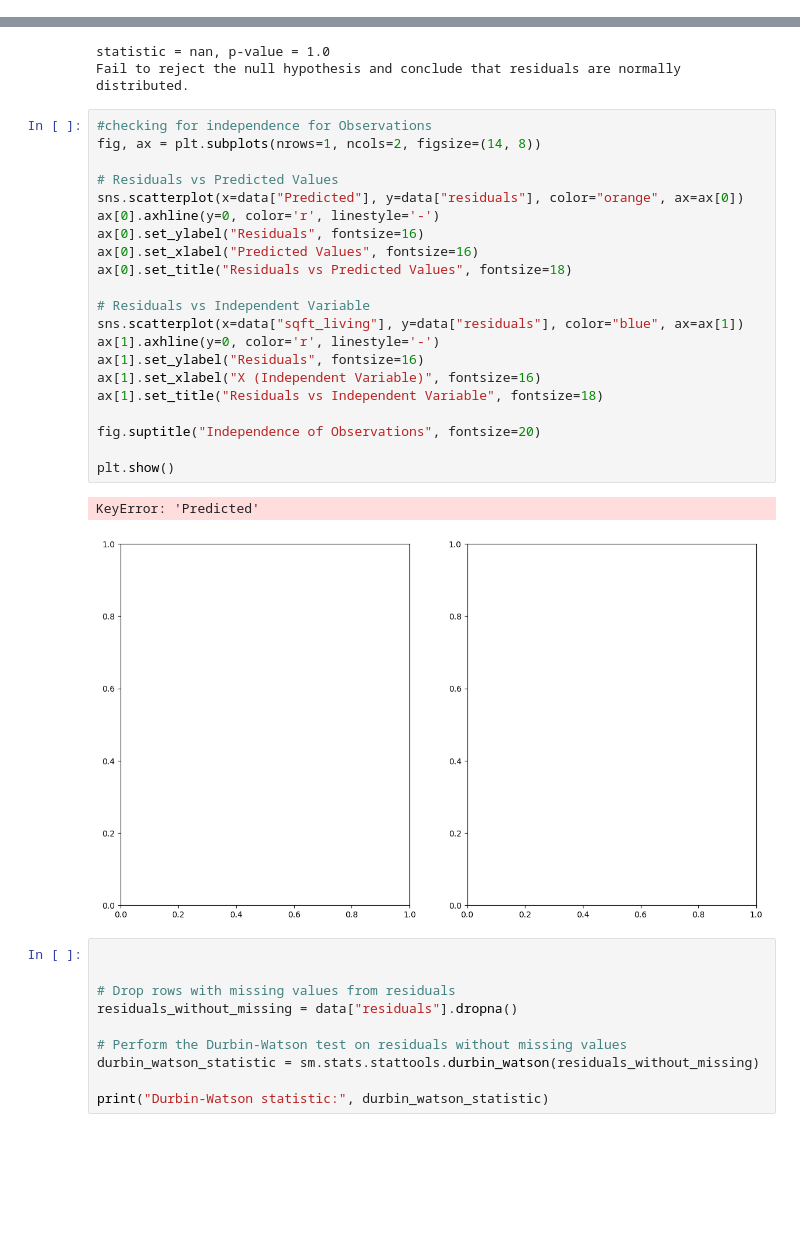
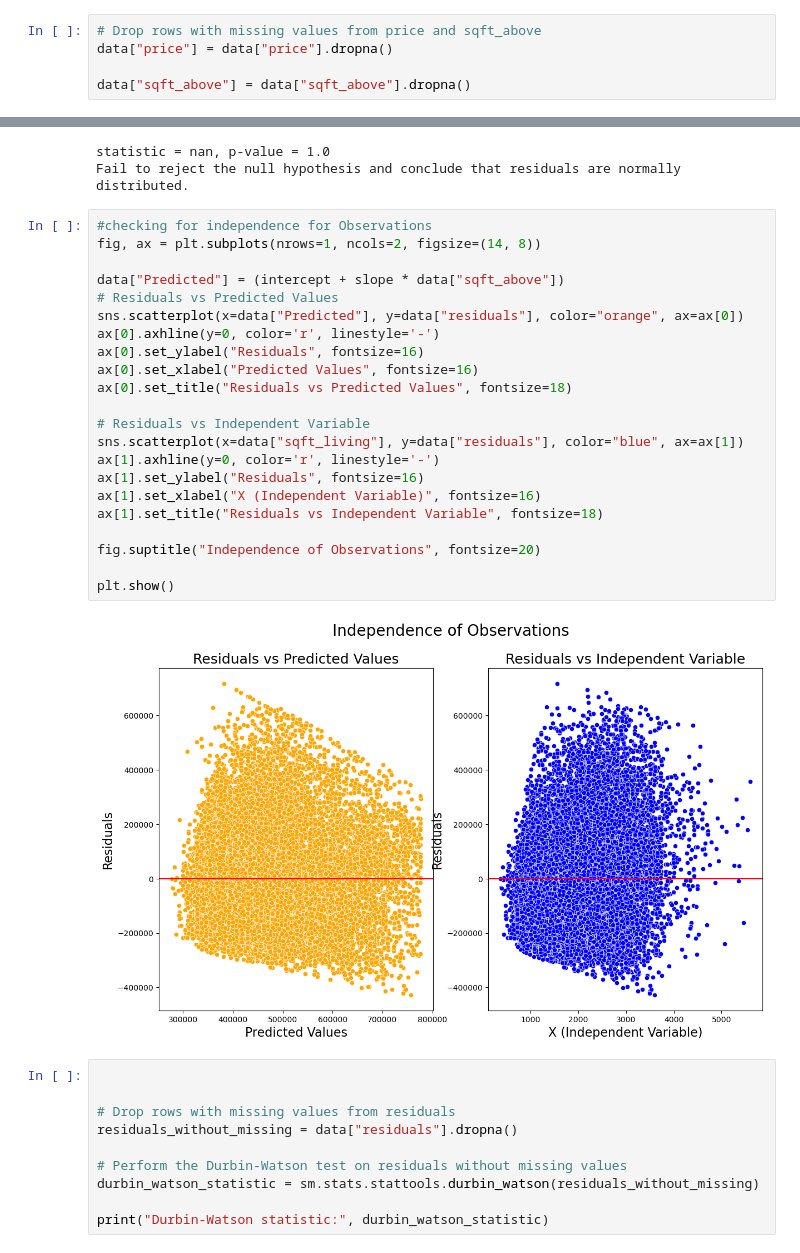
Before and after one commit to janju796/King-County-House-Analysis, a Jupyter notebook: index.ipynb, the cells around one changed output, grey strips where cells are left out. Drawn from its saved outputs; the diff is of its cells as text; blank space fills up the shorter version.

```diff
--- a/index.ipynb
+++ b/index.ipynb
@@ -24,6 +24,11 @@ data.head()
 | 3 | 2487200875 | 12/9/2014 | 604000.0 | 4 | 3.00 | 1960 | 5000 | 1.0 | NO | NONE | ... |
 | 4 | 1954400510 | 2/18/2015 | 510000.0 | 3 | 2.00 | 1680 | 8080 | 1.0 | NO | NONE | ... |
 5 rows × 21 columns
+# %%
+# Drop rows with missing values from price and sqft_above
+data["price"] = data["price"].dropna()
+
+data["sqft_above"] = data["sqft_above"].dropna()
 # %%
 #Checking for outliers in 'price'
 # Calculate Q1 and Q3
@@ -191,27 +196,27 @@ Fail to reject the null hypothesis and conclude that residuals are normally dist
 # %%
 #checking for independence for Observations
 fig, ax = plt.subplots(nrows=1, ncols=2, figsize=(14, 8))
 
+data["Predicted"] = (intercept + slope * data["sqft_above"])
 # Residuals vs Predicted Values
 sns.scatterplot(x=data["Predicted"], y=data["residuals"], color="orange", ax=ax[0])
 ax[0].axhline(y=0, color='r', linestyle='-')
 ax[0].set_ylabel("Residuals", fontsize=16)
 ax[0].set_xlabel("Predicted Values", fontsize=16)
 ax[0].set_title("Residuals vs Predicted Values", fontsize=18)
 
 # Residuals vs Independent Variable
 sns.scatterplot(x=data["sqft_living"], y=data["residuals"], color="blue", ax=ax[1])
 ax[1].axhline(y=0, color='r', linestyle='-')
 ax[1].set_ylabel("Residuals", fontsize=16)
 ax[1].set_xlabel("X (Independent Variable)", fontsize=16)
 ax[1].set_title("Residuals vs Independent Variable", fontsize=18)
 
 fig.suptitle("Independence of Observations", fontsize=20)
 
 plt.show()
 # %% [output]
-KeyError: 'Predicted'
-[figure, old version]
+[figure, new version]
 # %%
 
 
```
Also changed, not shown: parts of 2 cells of this notebook.
